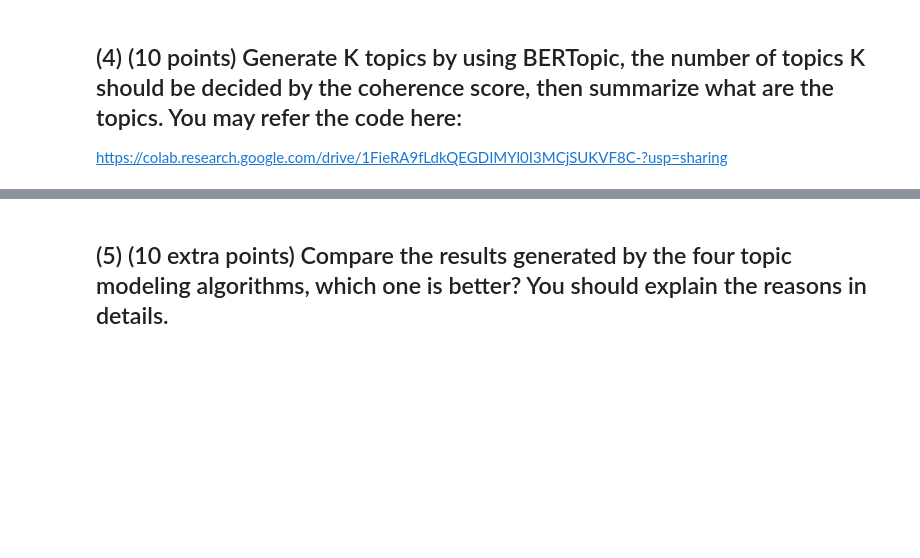
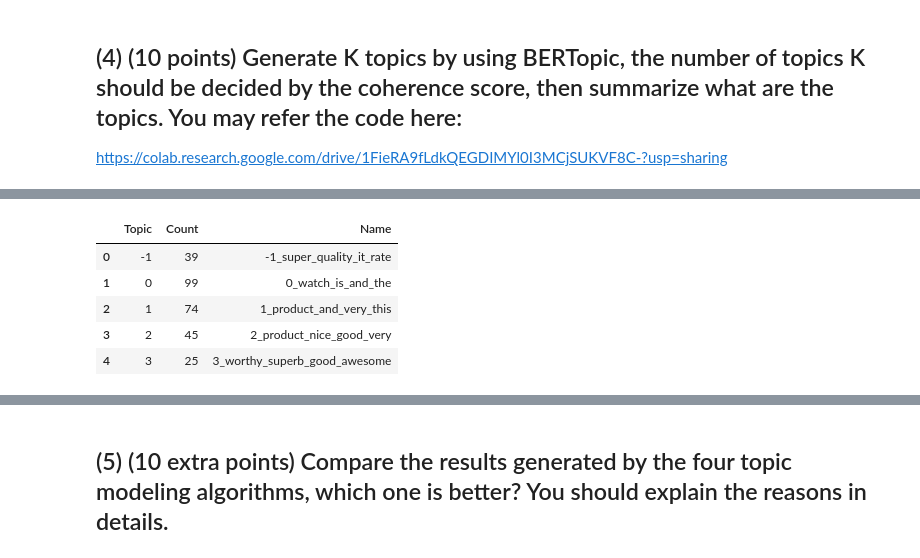
Before and after one commit to abhi147p/Abhishek_INFO5731_Spring2020, a Jupyter notebook: In_class_exercise_04_03282023_(1).ipynb, the cells around one changed output, grey strips where cells are left out. Drawn from its saved outputs; the diff is of its cells as text; code cells hidden in the pictures; blank space fills up the shorter version.

```diff
--- a/In_class_exercise_04_03282023_(1).ipynb
+++ b/In_class_exercise_04_03282023_(1).ipynb
@@ -487,0 +491,5 @@ https://colab.research.google.com/drive/1FieRA9fLdkQEGDIMYl0I3MCjSUKVF8C-?usp=sh
+# %%
+from bertopic import BERTopic
+
+topic_model = BERTopic(language="english", calculate_probabilities=True, verbose=True)
+topics, probs = topic_model.fit_transform(df['review'].tolist())
@@ -487,0 +500,9 @@ https://colab.research.google.com/drive/1FieRA9fLdkQEGDIMYl0I3MCjSUKVF8C-?usp=sh
+# %%
+freq = topic_model.get_topic_info(); freq.head(5)
+# %% [output]
+|  | Topic | Count | Name |
+| 0 | -1 | 39 | -1_super_quality_it_rate |
+| 1 | 0 | 99 | 0_watch_is_and_the |
+| 2 | 1 | 74 | 1_product_and_very_this |
+| 3 | 2 | 45 | 2_product_nice_good_very |
+| 4 | 3 | 25 | 3_worthy_superb_good_awesome |
```
Also changed, not shown: parts of 9 cells of this notebook.
